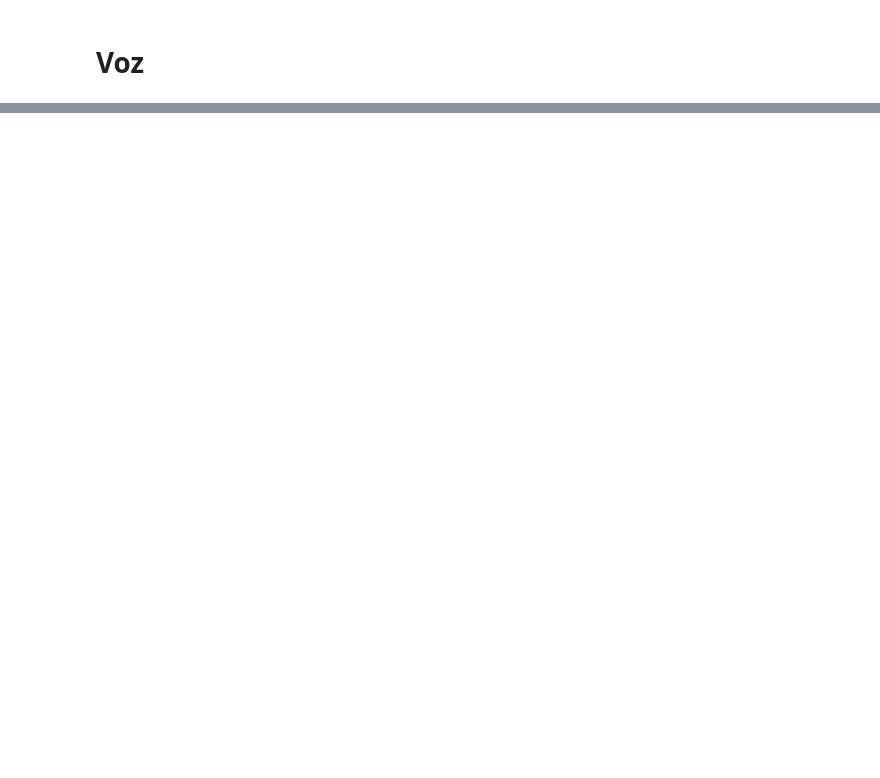
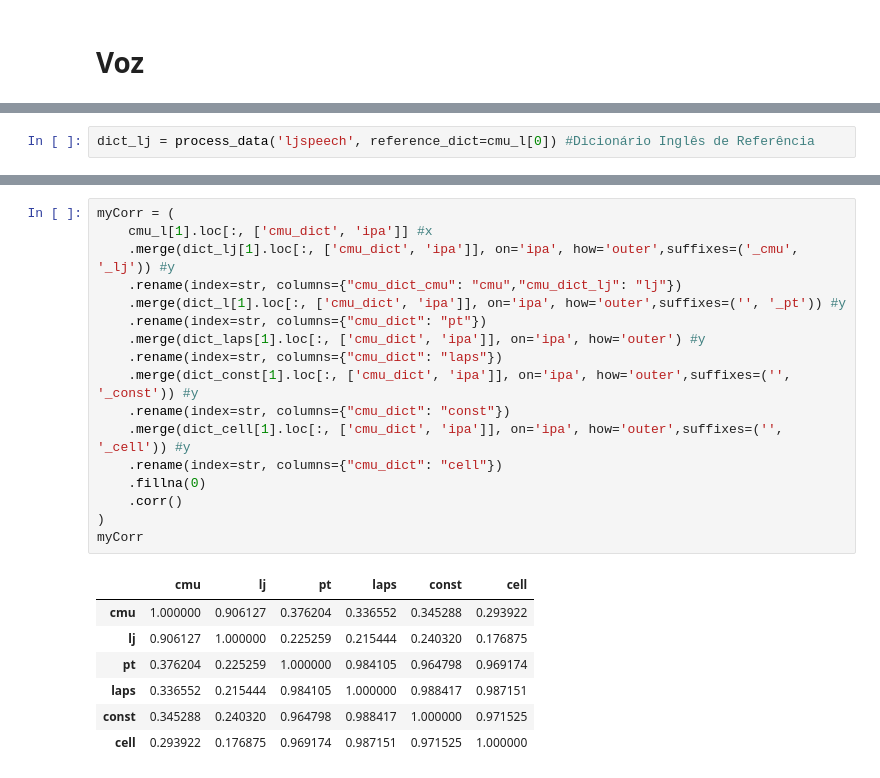
Before and after one commit to marcossilva/speech-synthesis, a Jupyter notebook: notebooks/Untitled.ipynb, the cells around one changed output, grey strips where cells are left out. Drawn from its saved outputs; the diff is of its cells as text; blank space fills up the shorter version.

Commit message:
Correlation Matrix Added. LJSpeech Analyzed. Word loss calculated

```diff
--- a/notebooks/Untitled.ipynb
+++ b/notebooks/Untitled.ipynb
@@ -204 +218,3 @@ data.append(dict_l[2])
+# %%
+dict_lj = process_data('ljspeech', reference_dict=cmu_l[0]) #Dicionário Inglês de Referência
 # %% [markdown]
@@ -263,0 +270,25 @@ py.iplot(data, filename='basic-bar')
+# %%
+myCorr = (
+    cmu_l[1].loc[:, ['cmu_dict', 'ipa']] #x
+    .merge(dict_lj[1].loc[:, ['cmu_dict', 'ipa']], on='ipa', how='outer',suffixes=('_cmu', '_lj')) #y
+    .rename(index=str, columns={"cmu_dict_cmu": "cmu","cmu_dict_lj": "lj"})
+    .merge(dict_l[1].loc[:, ['cmu_dict', 'ipa']], on='ipa', how='outer',suffixes=('', '_pt')) #y
+    .rename(index=str, columns={"cmu_dict": "pt"})
+    .merge(dict_laps[1].loc[:, ['cmu_dict', 'ipa']], on='ipa', how='outer') #y
+    .rename(index=str, columns={"cmu_dict": "laps"})
+    .merge(dict_const[1].loc[:, ['cmu_dict', 'ipa']], on='ipa', how='outer',suffixes=('', '_const')) #y
+    .rename(index=str, columns={"cmu_dict": "const"})
+    .merge(dict_cell[1].loc[:, ['cmu_dict', 'ipa']], on='ipa', how='outer',suffixes=('', '_cell')) #y
+    .rename(index=str, columns={"cmu_dict": "cell"})
+    .fillna(0)
+    .corr()
+)
+myCorr
+# %% [output]
+|  | cmu | lj | pt | laps | const | cell |
+| cmu | 1.000000 | 0.906127 | 0.376204 | 0.336552 | 0.345288 | 0.293922 |
+| lj | 0.906127 | 1.000000 | 0.225259 | 0.215444 | 0.240320 | 0.176875 |
+| pt | 0.376204 | 0.225259 | 1.000000 | 0.984105 | 0.964798 | 0.969174 |
+| laps | 0.336552 | 0.215444 | 0.984105 | 1.000000 | 0.988417 | 0.987151 |
+| const | 0.345288 | 0.240320 | 0.964798 | 0.988417 | 1.000000 | 0.971525 |
+| cell | 0.293922 | 0.176875 | 0.969174 | 0.987151 | 0.971525 | 1.000000 |
```
Also changed, not shown: parts of 28 cells of this notebook, 4 other files.
